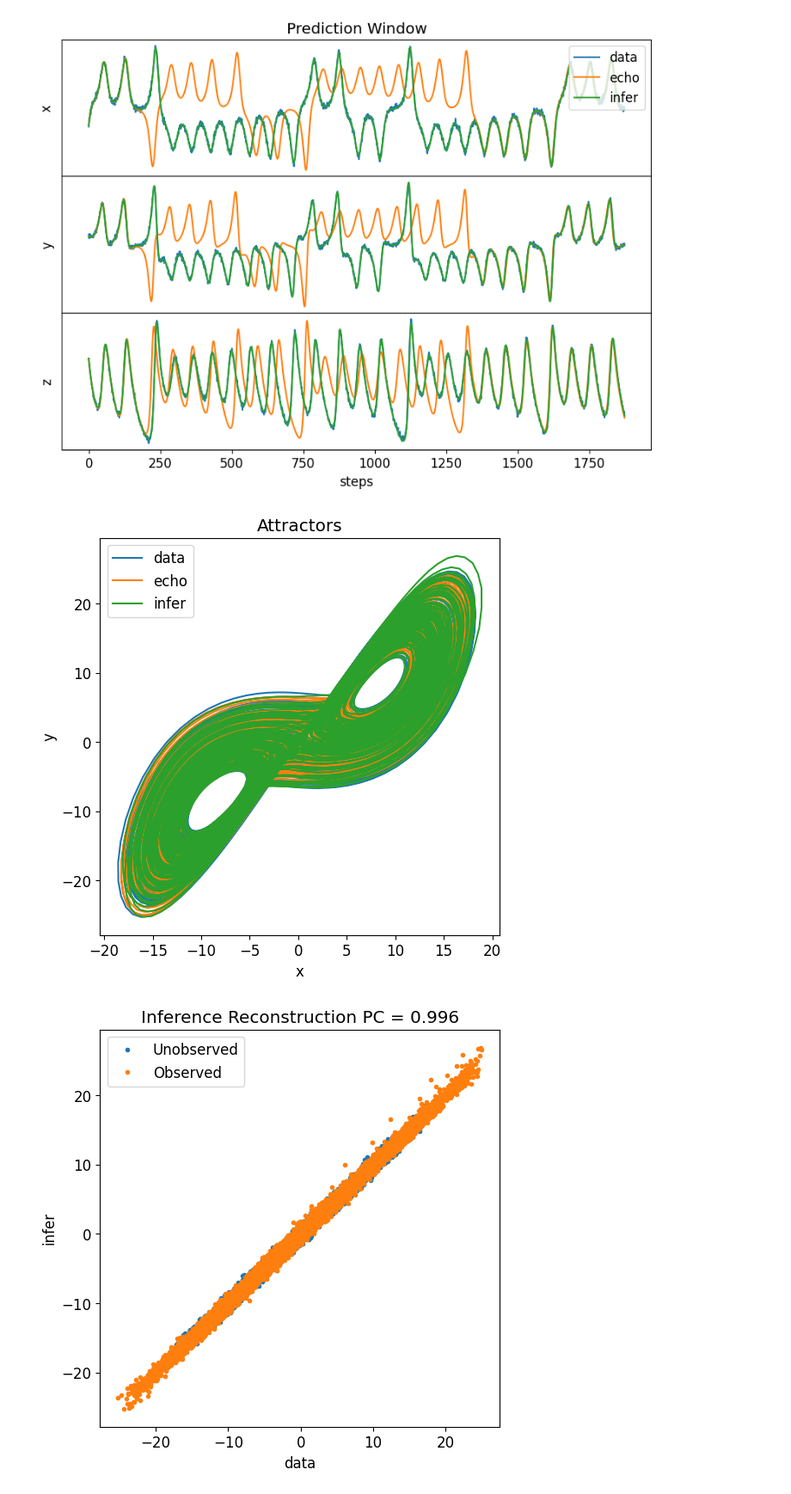
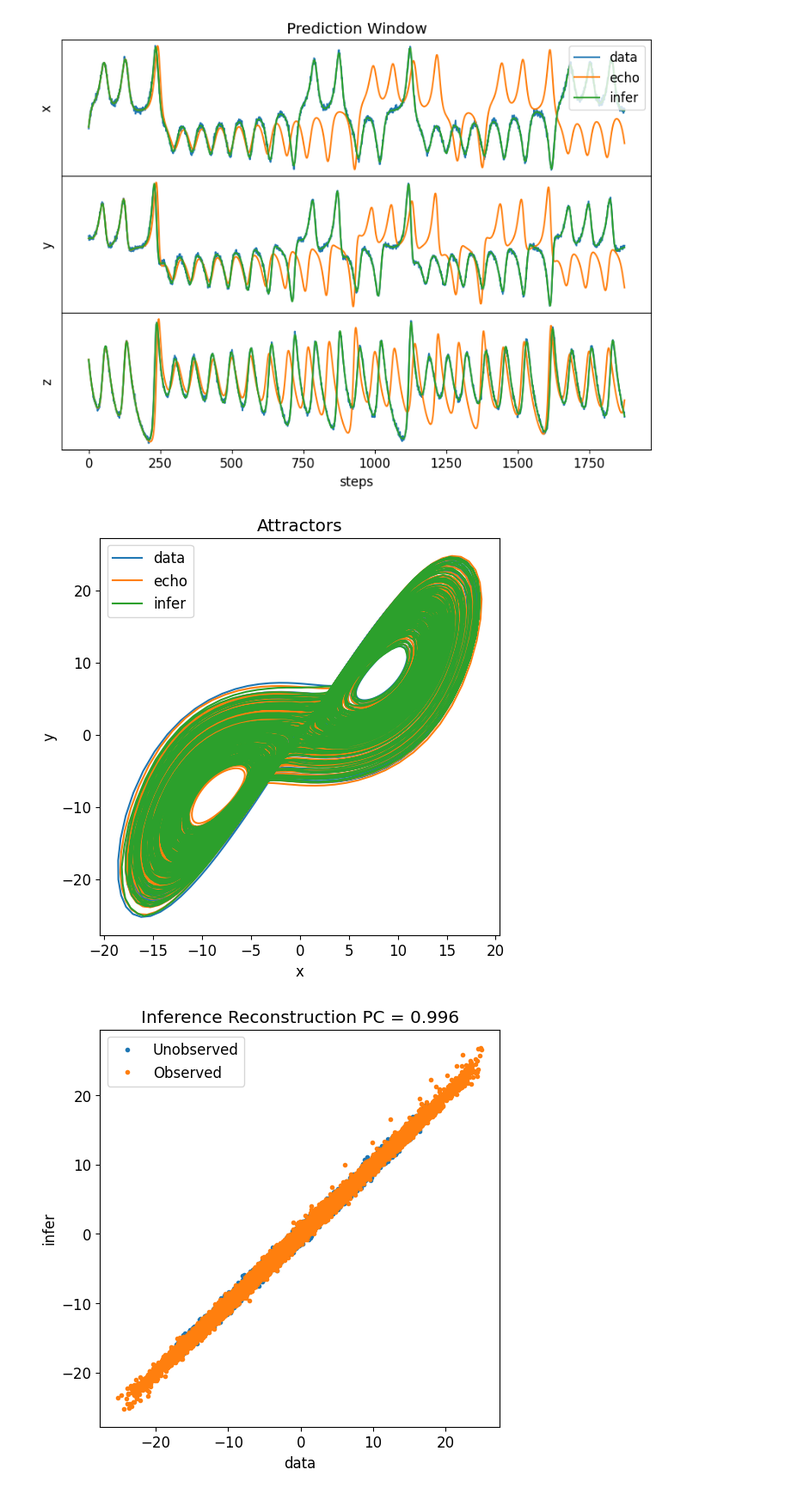
Before and after one commit to adrianskw/libRC, a Jupyter notebook: example/diffExample.ipynb, the cells around one changed output. Shown: that part at 86% size. Cells and saved outputs as stored; diff of their text form; code cells hidden in the pictures.

```diff
--- a/example/diffExample.ipynb
+++ b/example/diffExample.ipynb
@@ -59,14 +59,14 @@ y_in = y[:,:M]
 y_pred = y[:,M:]
 # %%
 np.random.seed(11111)
-N = 100
+N = 1000
 ds = 0.2
 rho = 0.9
 sigma = 2/max(np.max(y,1)-np.min(y,1))
 
 RC = diffRC(N,ds,bias=False)
 
-RC.makeConnectionMat(rho,degree=10,loc=-1,scale=1)
+RC.makeConnectionMat(rho,degree=50,loc=-1,scale=1)
 RC.makeInputMat(D,sigma,randMin=-1,randMax=1)
 
 RC.listen(y_in)
@@ -125,6 +125,6 @@ Inference phase completed. Time taken: 0.48 seconds.
 -----------------------------------------------------------------
-[figure, old version]
+[figure, new version]
-[figure, old version]
+[figure, new version]
 # %%
 PCmat = RC.inferPC(y_pred)
 plt.rcParams['figure.figsize'] = [6, 6]
```
Also changed, not shown: parts of 1 cell of this notebook, 2 other files.
